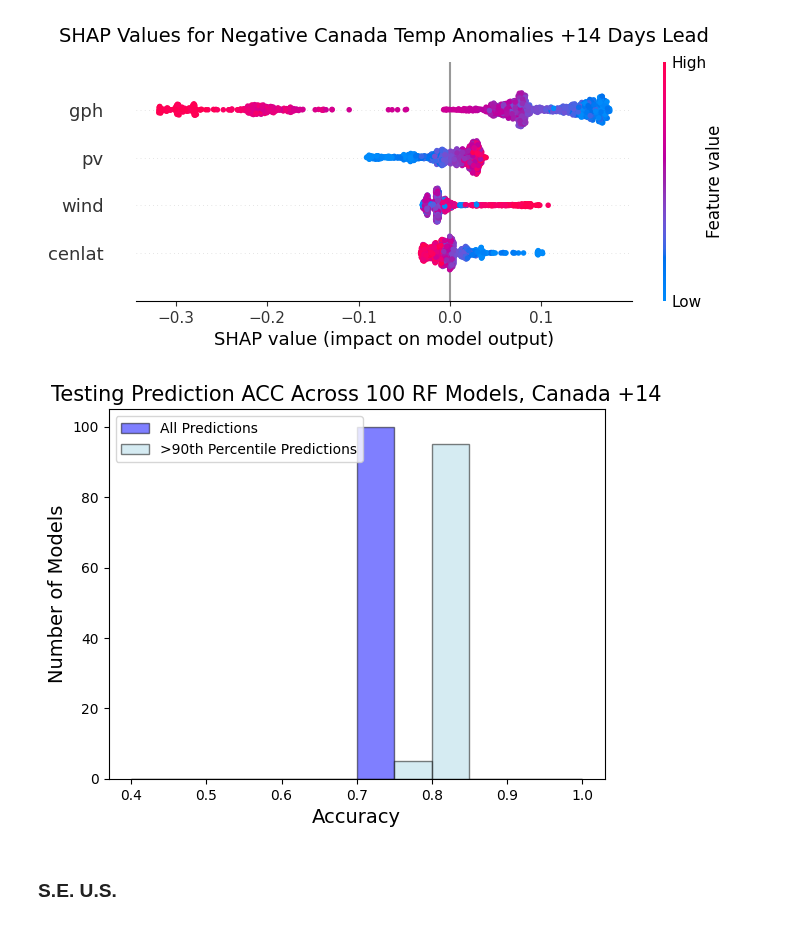
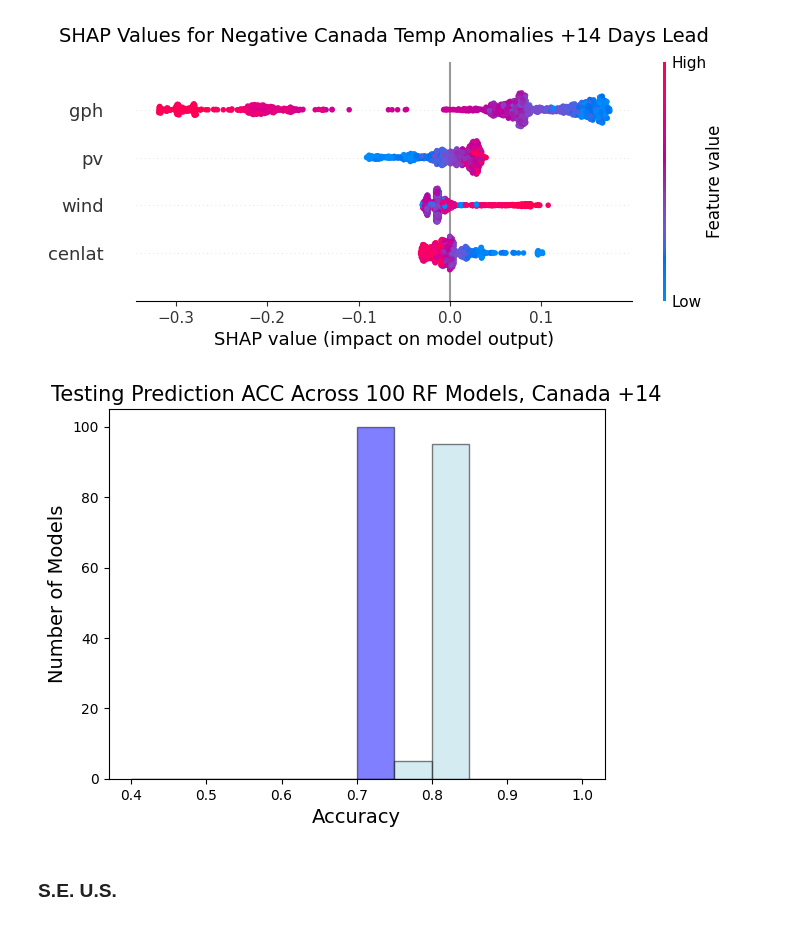
Before and after one commit to emf98/LessonsLearned, a Jupyter notebook: leadtimes/14days/14day_RF_Master.ipynb, the cells around one changed output. Cells and saved outputs as stored; diff of their text form; code cells hidden in the pictures.

```diff
--- a/leadtimes/14days/14day_RF_Master.ipynb
+++ b/leadtimes/14days/14day_RF_Master.ipynb
@@ -290,24 +290,24 @@ plt.savefig("./images/SHAPCan_14days.png",bbox_inches = 'tight')
 # %%
 #######bar plot for showing the distribution of confident predictions
 bins = np.linspace(0.4, 1,13)  # 10 bins from 0.4 to 1
 ##bin the testing 90th percentile accuracy data
 counts90, edges90 = np.histogram(can_test90, bins=bins)
 countsfull, edgesfull = np.histogram(can_fulltest, bins=bins)
 #plot the full dataset
 #offset = 0.02  # Adjust this value if needed for better visibility
 plt.bar(edgesfull[:-1], countsfull, width=np.diff(edgesfull),
         edgecolor='black', alpha=0.5, label='All Predictions', align='edge', color='blue')
 
 #plot the 90th percentile
 plt.bar(edges90[:-1], counts90, width=np.diff(edges90),
         edgecolor='black', alpha=0.5, label='>90th Percentile Predictions', align='edge', color = 'lightblue')
 plt.xlabel('Accuracy',fontsize =14)
 plt.ylabel('Number of Models',fontsize =14)
-plt.legend()
+#plt.legend()
 plt.title('Testing Prediction ACC Across 100 RF Models, Canada +14',fontsize =15)
 plt.savefig("./images/Can14_ACC.png",bbox_inches = 'tight')
 # %% [output]
-[figure, old version]
+[figure, new version]
 # %% [markdown]
 ### S.E. U.S.
 # %%
```
Also changed, not shown: parts of 1 cell of this notebook, 9 other files.
